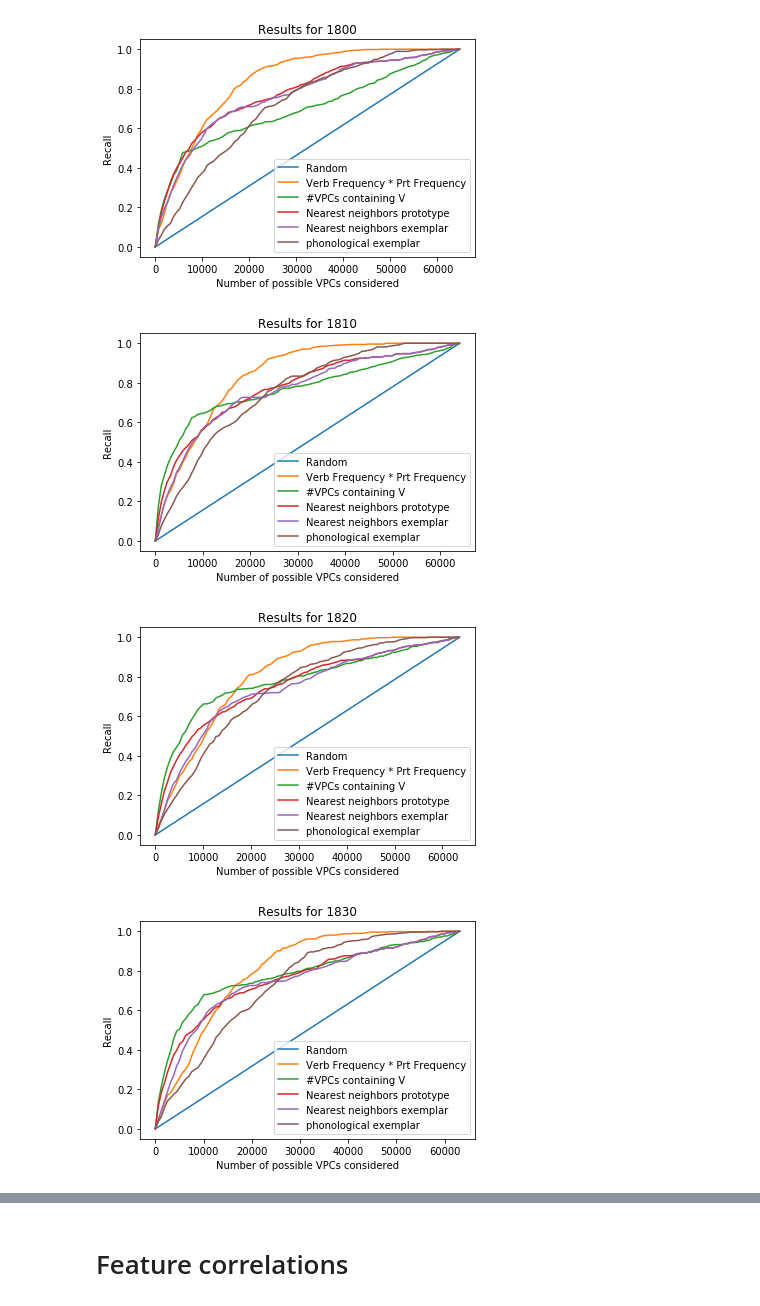
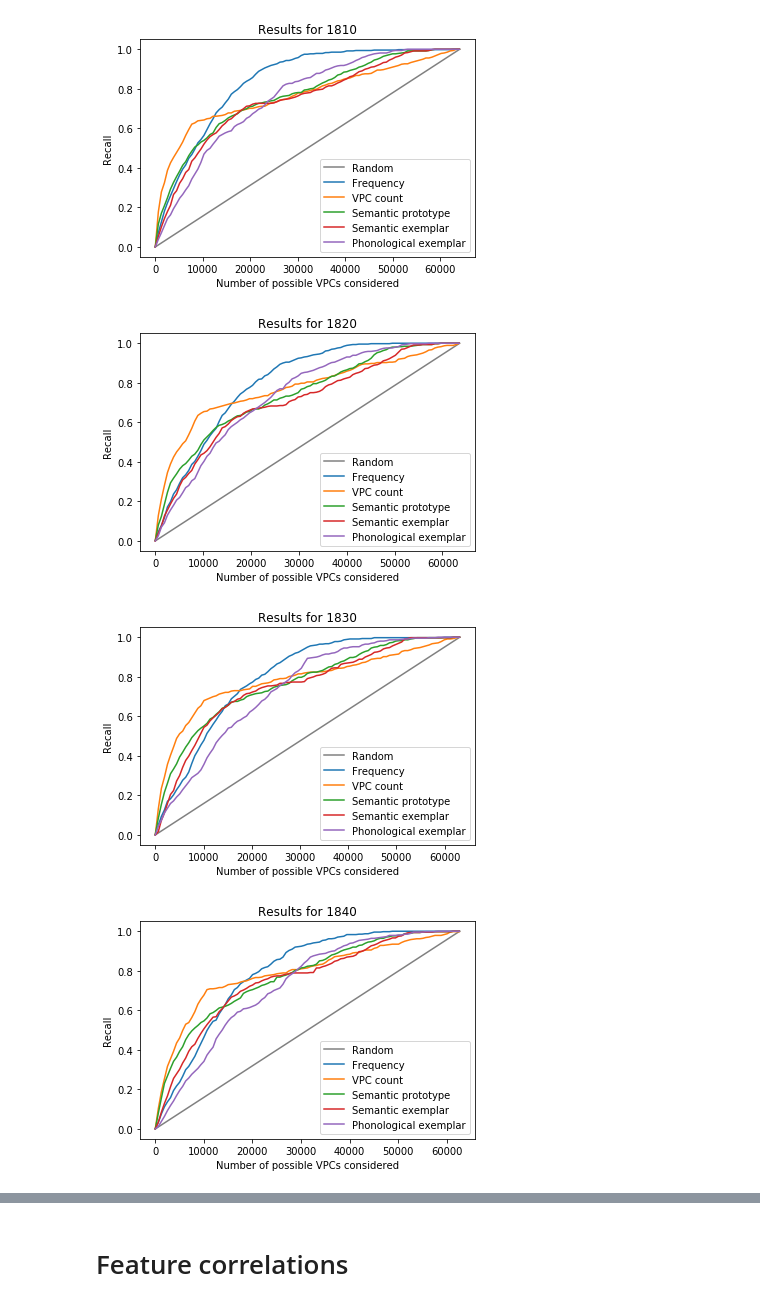
Before and after one commit to juliawatson/verb_particle_constructions, a Jupyter notebook: evaluation.ipynb, the cells around one changed output, grey strips where cells are left out. Cells and saved outputs as stored; diff of their text form; code cells hidden in the pictures.

Commit message:
Changed evaluation to generate plots.

```diff
--- a/evaluation.ipynb
+++ b/evaluation.ipynb
@@ -156,7 +177,7 @@ def build_mini_verb_dataset(
 
 
 def compute_nearest_vpc_verbs_prototype(
-        start_decade=1800, end_decade=2000, data_path="verb_vectors",
+        start_decade=1810, end_decade=2000, data_path="verb_vectors",
         output_path="nearest_neighbors_prototype.pickle"):
     known_vpcs = set([
         curr_vpc for curr_vpc, curr_year in VPC_TO_YEAR.items()
@@ -164,15 +185,20 @@ def compute_nearest_vpc_verbs_prototype(
 
     year_to_possible_vpcs = defaultdict(dict)
     for year in trange(start_decade, end_decade, 10):
+        # prev_decade_vpcs = set([
+        #     curr_vpc for curr_vpc, curr_year_counts in VPC_TO_YEAR_COUNTS.items()
+        #     if curr_year_counts[year - 10] > 0])
+
         # TODO: load vectors from verb_vectors dir for this year
-        with open(f"{data_path}/{year}-vocab.pkl", "rb") as f:
+        with open(f"{data_path}/{year - 10}-vocab.pkl", "rb") as f:
             curr_vocab = pickle.load(f)
         verb_to_idx = {verb: i for i, verb in enumerate(curr_vocab)}
-        curr_vectors = np.load(f"{data_path}/{year}-w.npy")
+        curr_vectors = np.load(f"{data_path}/{year - 10}-w.npy")
 
         # 1. Find all verbs that occur with each particle
         prt_to_verbs = defaultdict(set)
         for v, prt in known_vpcs:
+            # for v, prt in prev_decade_vpcs:
             prt_to_verbs[prt].add(v)
 
         # 2. Compute particle vectors as the mean of all verb vectors for
@@ -214,14 +240,14 @@ def get_neighbor_ranking(
     novel_vpcs = POSSIBLE_VPCS.difference(known_vpcs)
     return ({x: year_to_possible_vpcs[year].get(x, -1)
             for x in novel_vpcs},
-            "Nearest neighbors prototype")
+            "Semantic prototype")
 
 
 # build_mini_verb_dataset()
 # compute_nearest_vpc_verbs_prototype()
 # %%
 def compute_nearest_vpc_verbs_exemplar(
-        start_decade=1800, end_decade=2000, data_path="verb_vectors",
+        start_decade=1810, end_decade=2000, data_path="verb_vectors",
         output_path="nearest_neighbors_exemplar.pickle"):
     known_vpcs = set([
         curr_vpc for curr_vpc, curr_year in VPC_TO_YEAR.items()
@@ -229,15 +255,20 @@ def compute_nearest_vpc_verbs_exemplar(
 
     year_to_possible_vpcs = defaultdict(dict)
     for year in trange(start_decade, end_decade, 10):
+        # prev_decade_vpcs = set([
+        #     curr_vpc for curr_vpc, curr_year_counts in VPC_TO_YEAR_COUNTS.items()
+        #     if curr_year_counts[year - 10] > 0])
+
         # TODO: load vectors from verb_vectors dir for this year
-        with open(f"{data_path}/{year}-vocab.pkl", "rb") as f:
+        with open(f"{data_path}/{year - 10}-vocab.pkl", "rb") as f:
             curr_vocab = pickle.load(f)
         verb_to_idx = {verb: i for i, verb in enumerate(curr_vocab)}
-        curr_vectors = np.load(f"{data_path}/{year}-w.npy")
+        curr_vectors = np.load(f"{data_path}/{year - 10}-w.npy")
 
         # 1. Find all verbs that occur with each particle
         prt_to_verbs = defaultdict(set)
         for v, prt in known_vpcs:
+            # for v, prt in prev_decade_vpcs:
             prt_to_verbs[prt].add(v)
 
         # 2. Compute particle vectors as the mean of all verb vectors for
@@ -277,10 +308,10 @@ def get_neighbor_ranking_exemplar(
     novel_vpcs = POSSIBLE_VPCS.difference(known_vpcs)
     return ({x: year_to_possible_vpcs[year].get(x, -1)
             for x in novel_vpcs},
-            "Nearest neighbors exemplar")
+            "Semantic exemplar")
 
 
-#compute_nearest_vpc_verbs_exemplar()
+# compute_nearest_vpc_verbs_exemplar()
 # %%
 with open("levin_1993_data.p", "rb") as f:
     LEVIN_VERBS = pickle.load(f)[0]
@@ -389,7 +420,7 @@ def get_phonological_neighbor_ranking(
     novel_vpcs = POSSIBLE_VPCS.difference(known_vpcs)
     return ({x: year_to_possible_vpcs[year][x]
             for x in novel_vpcs},
-            "phonological exemplar")
+            "Phonological exemplar")
 
 
 #compute_nearest_vpc_verbs_phonological_prototype()
@@ -414,37 +445,39 @@ def get_rank_list(word_to_score):
     words = list(word_to_score.keys())
     return sorted(words, key=lambda x: word_to_score[x], reverse=True)
 
 
-def run_experiment(ranking_functions, start_decade=1800, end_decade=2000):
+def run_experiment(ranking_functions, start_decade=1810, end_decade=2000, save_figures=False):
     known_vpcs = set([
         curr_vpc for curr_vpc, curr_year in VPC_TO_YEAR.items()
         if curr_year < start_decade])
 
     for year in range(start_decade, end_decade, 10):
         novel_vpcs = set([
             curr_vpc for curr_vpc, curr_year in VPC_TO_YEAR.items()
             if curr_year == year])
-        plt.plot([0, len(POSSIBLE_VPCS) - len(known_vpcs)], [0, 1], label="Random")
+        plt.plot([0, len(POSSIBLE_VPCS) - len(known_vpcs)], [0, 1], label="Random", color="gray")
         for ranking_function in ranking_functions:
             ranking, ranking_name = ranking_function(known_vpcs, year)
             ranking = get_rank_list(ranking)
             evaluate_vpcs(novel_vpcs, ranking, ranking_name=ranking_name)
         plt.xlabel("Number of possible VPCs considered")
         plt.ylabel("Recall")
         plt.legend()
         plt.title(f"Results for {year}")
+        if save_figures:
+            plt.savefig(f"ROC_curves_{year}.png", dpi=500)
         plt.show()
         known_vpcs.update(novel_vpcs)
 
 
 run_experiment(
     [get_verb_particle_frequency_ranking,
      get_verb_in_vpc_ranking,
      get_neighbor_ranking,
      get_neighbor_ranking_exemplar,
-     get_phonological_neighbor_ranking])
+     get_phonological_neighbor_ranking], save_figures=True)
 # %% [output]
-[figure, old version]
+[figure, new version]
-[figure, old version]
+[figure, new version]
-[figure, old version]
+[figure, new version]
-[figure, old version]
+[figure, new version]
```
Also changed, not shown: parts of 13 cells of this notebook, 3 other files.
